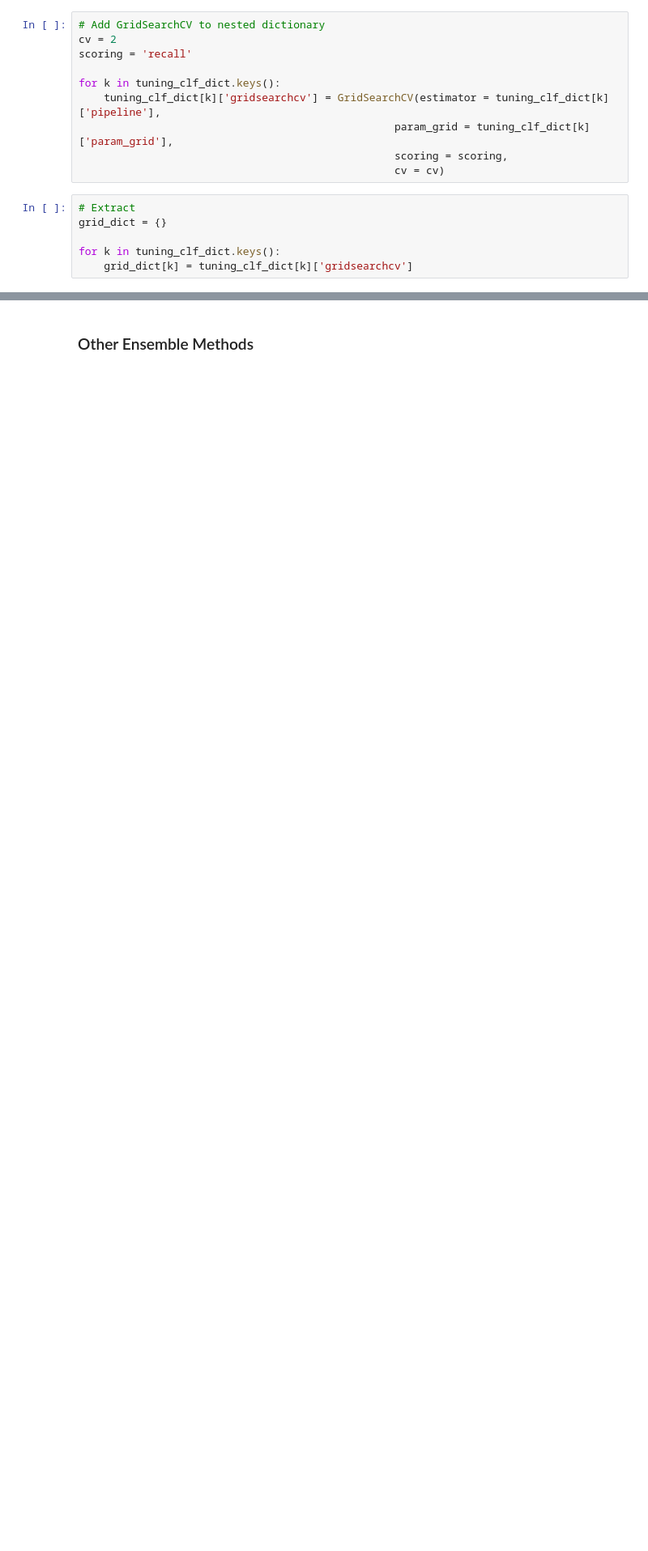
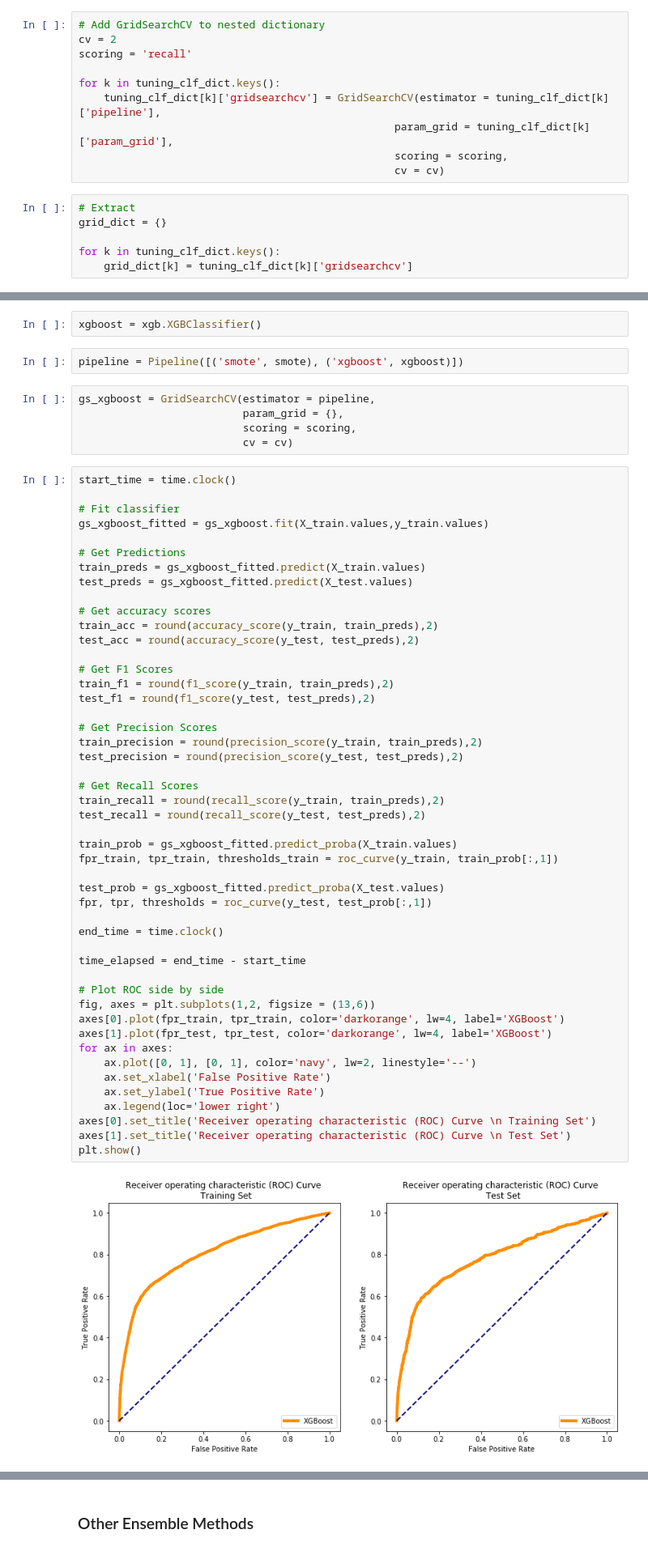
Before and after one commit to nadinezab/bank-marketing, a Jupyter notebook: bank-marketing.ipynb, the cells around one changed output, grey strips where cells are left out. Shown: that part at 81% size. Drawn from its saved outputs; the diff is of its cells as text; blank space fills up the shorter version.

```diff
--- a/bank-marketing.ipynb
+++ b/bank-marketing.ipynb
@@ -1599,0 +1605,59 @@ trained Gradient Boosting in 27.92
+# %%
+xgboost = xgb.XGBClassifier()
+# %%
+pipeline = Pipeline([('smote', smote), ('xgboost', xgboost)])
+# %%
+gs_xgboost = GridSearchCV(estimator = pipeline,
+                          param_grid = {},
+                          scoring = scoring,
+                          cv = cv)
+# %%
+start_time = time.clock()
+
+# Fit classifier
+gs_xgboost_fitted = gs_xgboost.fit(X_train.values,y_train.values)
+
+# Get Predictions
+train_preds = gs_xgboost_fitted.predict(X_train.values)
+test_preds = gs_xgboost_fitted.predict(X_test.values)
+
+# Get accuracy scores
+train_acc = round(accuracy_score(y_train, train_preds),2)
+test_acc = round(accuracy_score(y_test, test_preds),2)
+
+# Get F1 Scores
+train_f1 = round(f1_score(y_train, train_preds),2)
+test_f1 = round(f1_score(y_test, test_preds),2)
+
+# Get Precision Scores
+train_precision = round(precision_score(y_train, train_preds),2)
+test_precision = round(precision_score(y_test, test_preds),2)
+
+# Get Recall Scores
+train_recall = round(recall_score(y_train, train_preds),2)
+test_recall = round(recall_score(y_test, test_preds),2)
+
+train_prob = gs_xgboost_fitted.predict_proba(X_train.values)
+fpr_train, tpr_train, thresholds_train = roc_curve(y_train, train_prob[:,1])
+
+test_prob = gs_xgboost_fitted.predict_proba(X_test.values)
+fpr, tpr, thresholds = roc_curve(y_test, test_prob[:,1])
+
+end_time = time.clock()
+
+time_elapsed = end_time - start_time
+
+# Plot ROC side by side
+fig, axes = plt.subplots(1,2, figsize = (13,6))
+axes[0].plot(fpr_train, tpr_train, color='darkorange', lw=4, label='XGBoost')
+axes[1].plot(fpr_test, tpr_test, color='darkorange', lw=4, label='XGBoost')
+for ax in axes:
+    ax.plot([0, 1], [0, 1], color='navy', lw=2, linestyle='--')
+    ax.set_xlabel('False Positive Rate')
+    ax.set_ylabel('True Positive Rate')
+    ax.legend(loc='lower right')
+axes[0].set_title('Receiver operating characteristic (ROC) Curve \n Training Set')
+axes[1].set_title('Receiver operating characteristic (ROC) Curve \n Test Set')
+plt.show()
+# %% [output]
+[figure, added]
```
Also changed, not shown: parts of 9 cells of this notebook.
